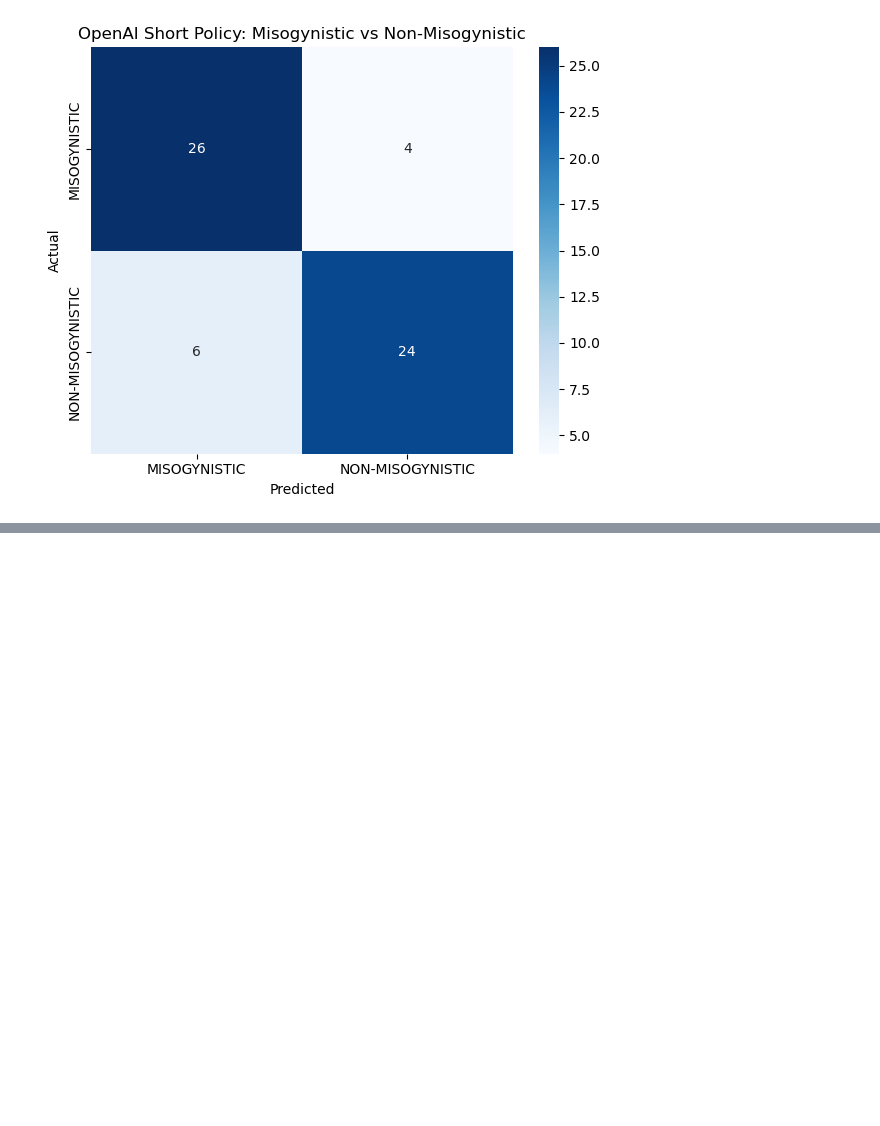
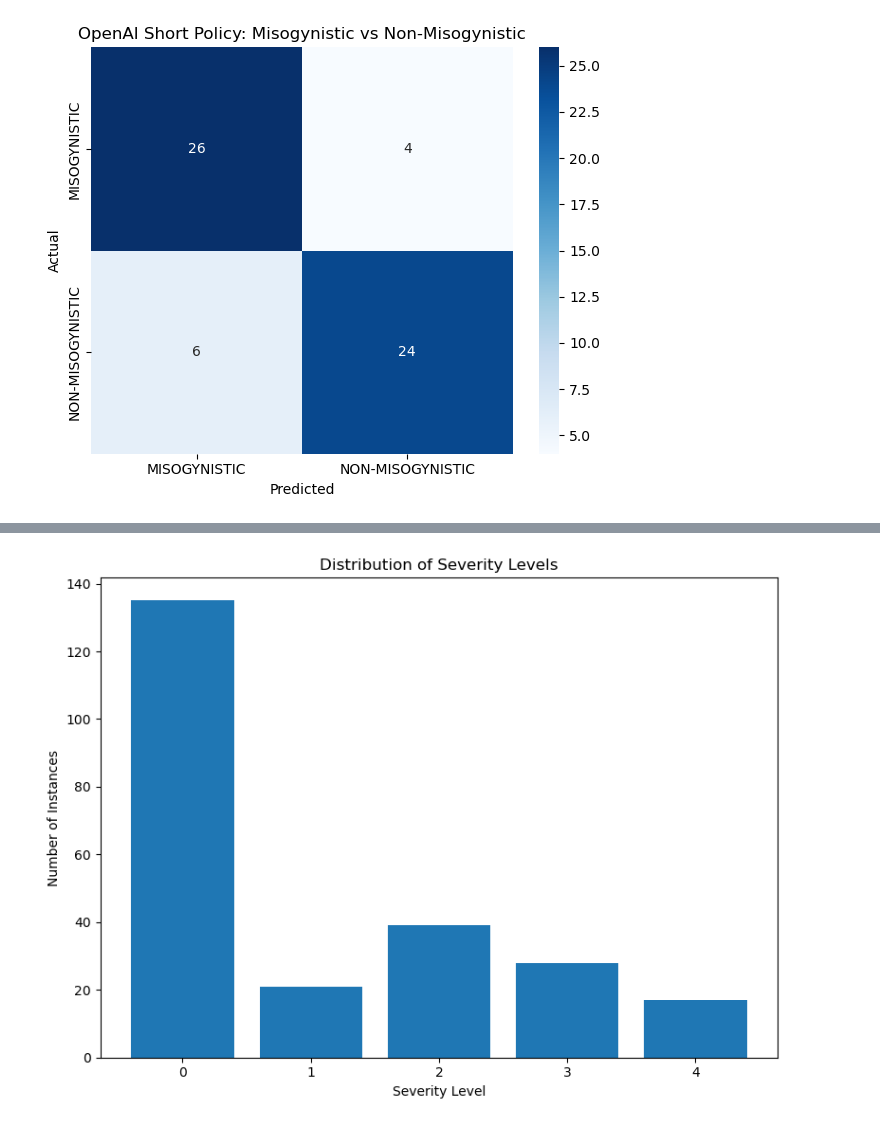
Before and after one commit to riya-dulepet/cs152bots, a Jupyter notebook: automated_model/data_analysis/results.ipynb, the cells around one changed output, grey strips where cells are left out. Drawn from its saved outputs; the diff is of its cells as text; code cells hidden in the pictures; blank space fills up the shorter version.

```diff
--- a/automated_model/data_analysis/results.ipynb
+++ b/automated_model/data_analysis/results.ipynb
@@ -451,0 +524,15 @@ plt.show()
+# %%
+
+severity_counts = df_combined['severity'].value_counts().sort_index()
+
+# Plot
+plt.figure(figsize=(8, 6))
+plt.bar(severity_counts.index, severity_counts.values)
+plt.xlabel('Severity Level')
+plt.ylabel('Number of Instances')
+plt.title('Distribution of Severity Levels')
+plt.xticks(range(0, 5))
+plt.tight_layout()
+plt.show()
+# %% [output]
+[figure, added]
```
Also changed, not shown: parts of 9 cells of this notebook, 2 other files.
